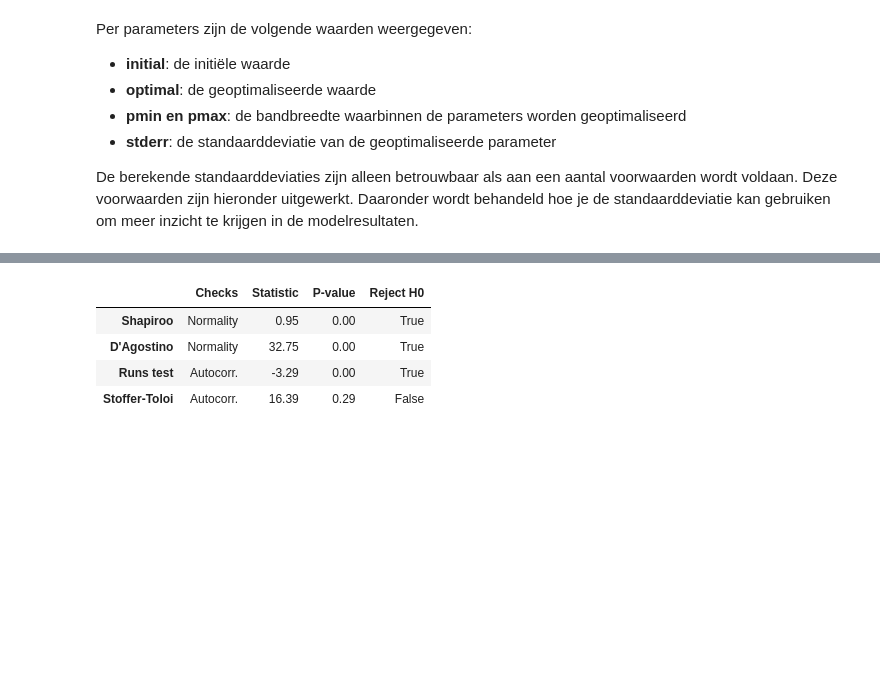
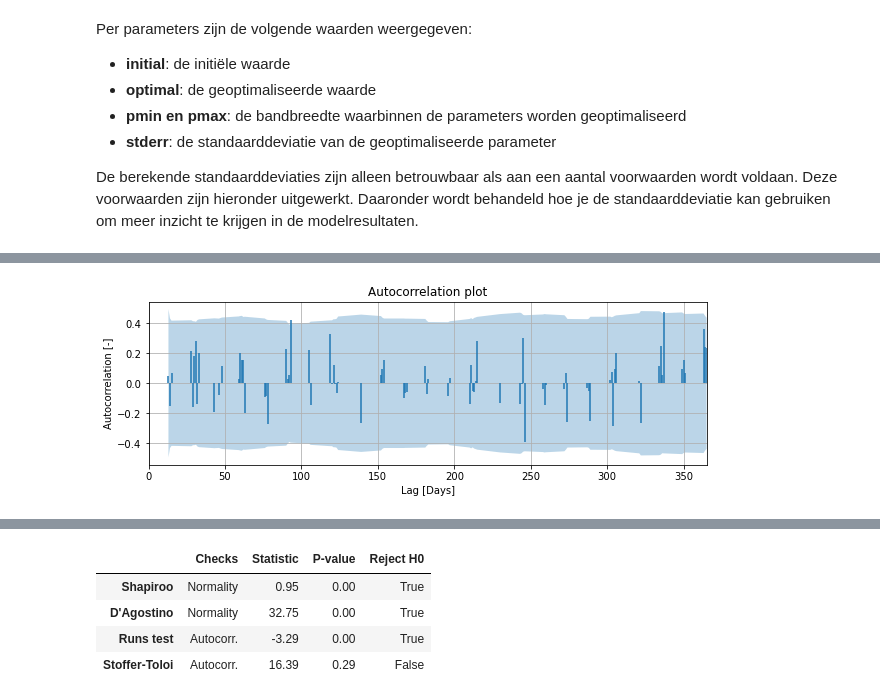
Before and after one commit to ArtesiaWater/stowa_handleiding_tijdreeksanalyse, a Jupyter notebook: beoordeling/beoordeling.ipynb, the cells around one changed output, grey strips where cells are left out. Cells and saved outputs as stored; diff of their text form; code cells hidden in the pictures; blank space fills up the shorter version.

```diff
--- a/beoordeling/beoordeling.ipynb
+++ b/beoordeling/beoordeling.ipynb
@@ -380,0 +404,5 @@ Nog wat vragen:
+# %%
+ax = ps.stats.plot_acf(ml.noise(), acf_options={"max_gap": 60, "min_obs": 24},
+                       figsize=(10,3), alpha=0.01)
+# %% [output]
+[figure, added]
```
Also changed, not shown: parts of 30 cells of this notebook.
